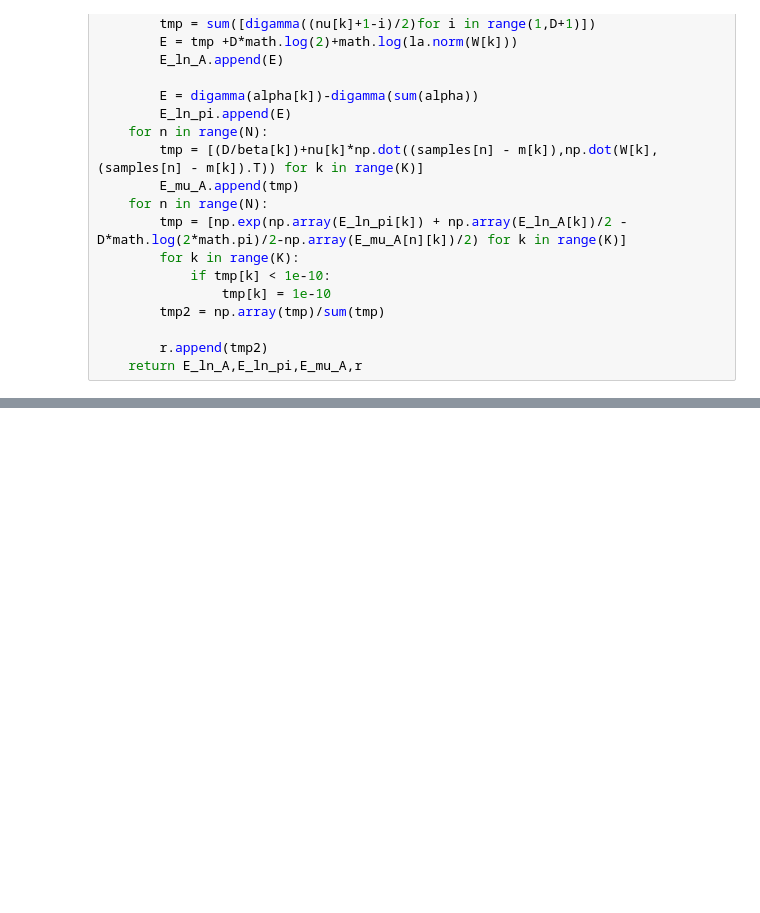
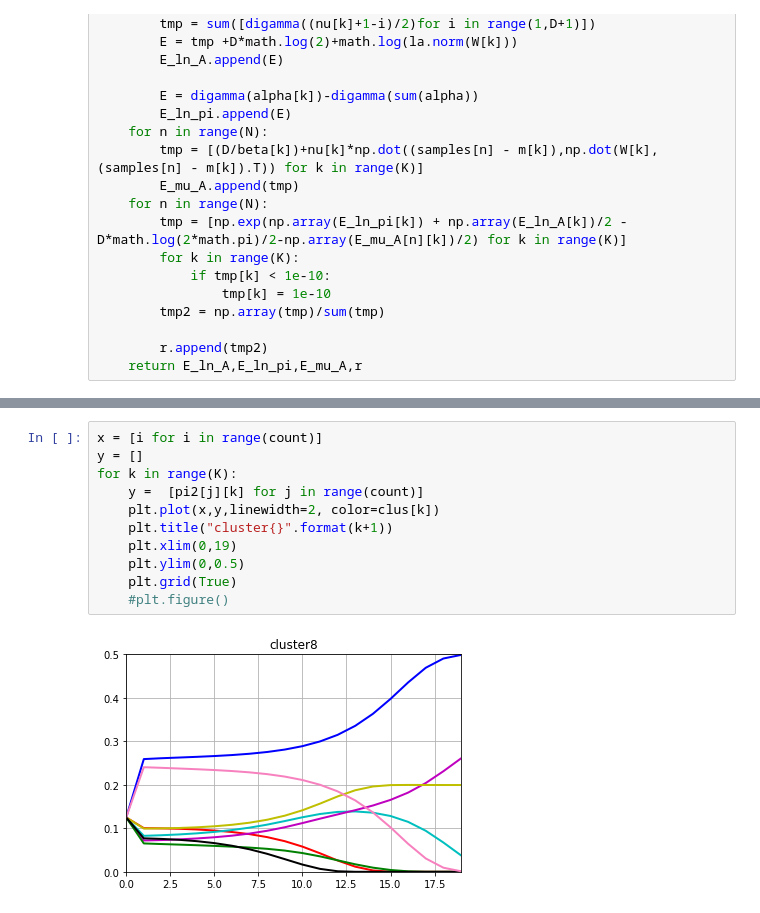
Before and after one commit to taishi107/Variational_Bayes, a Jupyter notebook: Variational_mixtures_of_Gaussians.ipynb, the cells around one changed output, grey strips where cells are left out. Saved outputs shown, nothing was run; the diff lists cells and outputs as text; blank space fills up the shorter version.

```diff
--- a/Variational_mixtures_of_Gaussians.ipynb
+++ b/Variational_mixtures_of_Gaussians.ipynb
@@ -344,0 +349,13 @@ count:5
+# %%
+x = [i for i in range(count)]
+y = []
+for k in range(K):
+    y =  [pi2[j][k] for j in range(count)]
+    plt.plot(x,y,linewidth=2, color=clus[k])
+    plt.title("cluster{}".format(k+1))
+    plt.xlim(0,19)
+    plt.ylim(0,0.5)
+    plt.grid(True)
+    #plt.figure()
+# %% [output]
+[figure, added]
```
Also changed, not shown: parts of 9 cells of this notebook.
